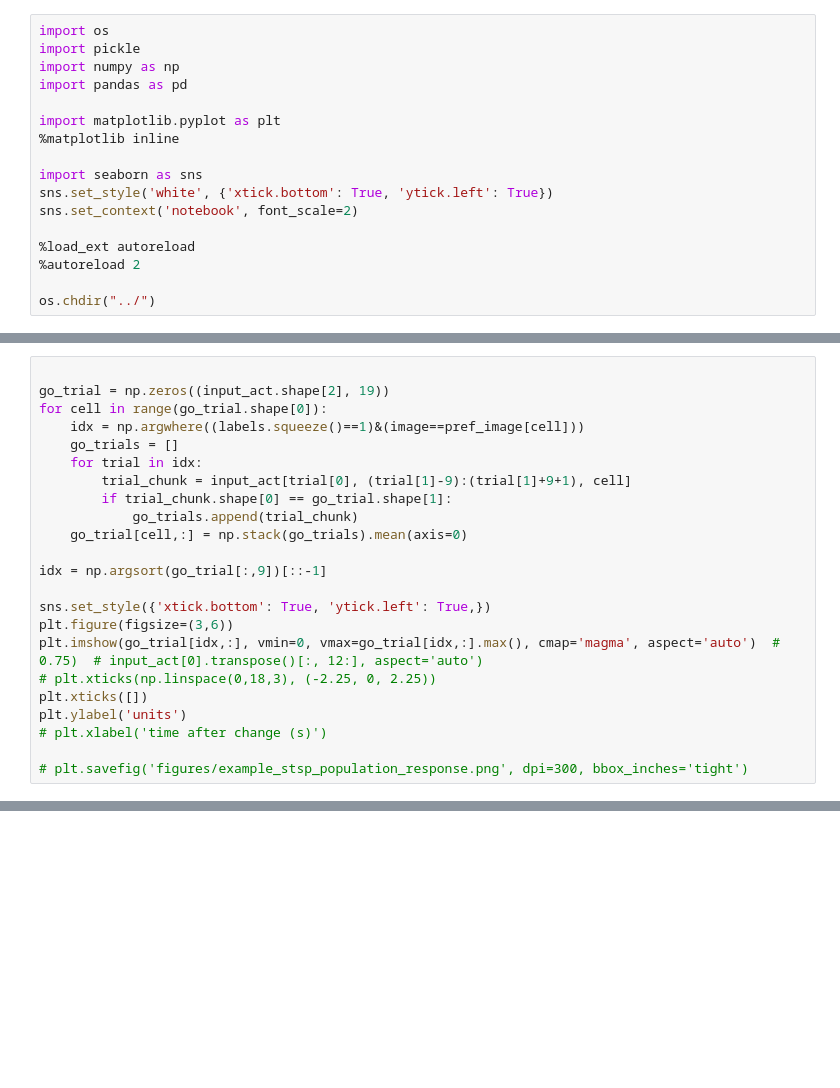
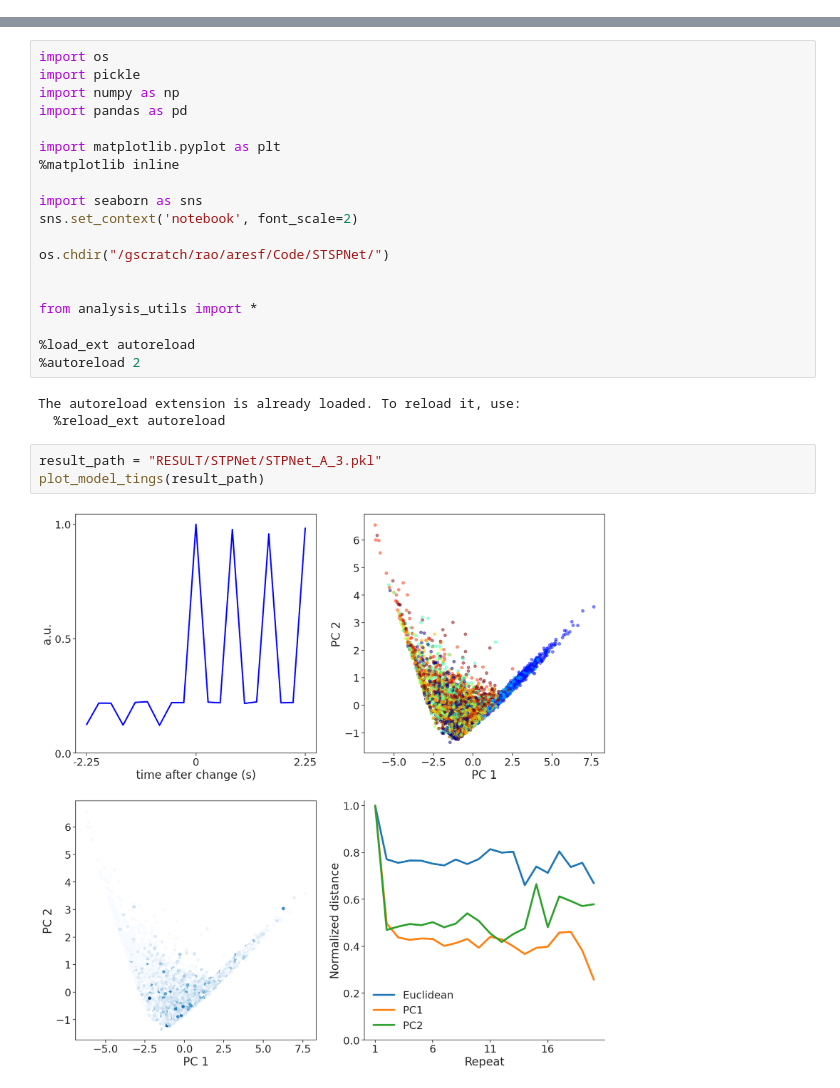
Before and after one commit to FishAres/STSPNet, a Jupyter notebook: notebooks/test.ipynb, the cells around one changed output, grey strips where cells are left out. Cells and saved outputs as stored; diff of their text form; blank space fills up the shorter version.

Commit message:
consolidated analysis into one figure, need to add figure 6 (omission) results, work with different prediction error integrating models

```diff
--- a/notebooks/test.ipynb
+++ b/notebooks/test.ipynb
@@ -1,17 +0,0 @@
-# %%
-import os
-import pickle
-import numpy as np
-import pandas as pd
-
-import matplotlib.pyplot as plt
-%matplotlib inline
-
-import seaborn as sns
-sns.set_style('white', {'xtick.bottom': True, 'ytick.left': True})
-sns.set_context('notebook', font_scale=2)
-
-%load_ext autoreload
-%autoreload 2
-
-os.chdir("../")
@@ -46,23 +0,0 @@ plt.plot(img_bs[batchind, :], alpha=0.7)
-# %%
-
-go_trial = np.zeros((input_act.shape[2], 19))
-for cell in range(go_trial.shape[0]):
-    idx = np.argwhere((labels.squeeze()==1)&(image==pref_image[cell]))
-    go_trials = []
-    for trial in idx:
-        trial_chunk = input_act[trial[0], (trial[1]-9):(trial[1]+9+1), cell]
-        if trial_chunk.shape[0] == go_trial.shape[1]:
-            go_trials.append(trial_chunk)
-    go_trial[cell,:] = np.stack(go_trials).mean(axis=0)
-
-idx = np.argsort(go_trial[:,9])[::-1]
-
-sns.set_style({'xtick.bottom': True, 'ytick.left': True,})
-plt.figure(figsize=(3,6))
-plt.imshow(go_trial[idx,:], vmin=0, vmax=go_trial[idx,:].max(), cmap='magma', aspect='auto')  # 0.75)  # input_act[0].transpose()[:, 12:], aspect='auto')
-# plt.xticks(np.linspace(0,18,3), (-2.25, 0, 2.25))
-plt.xticks([])
-plt.ylabel('units')
-# plt.xlabel('time after change (s)')
-
-# plt.savefig('figures/example_stsp_population_response.png', dpi=300, bbox_inches='tight')
@@ -542,0 +1,27 @@ Text(0, 0.5, 'a.u.')
+# %%
+import os
+import pickle
+import numpy as np
+import pandas as pd
+
+import matplotlib.pyplot as plt
+%matplotlib inline
+
+import seaborn as sns
+sns.set_context('notebook', font_scale=2)
+
+os.chdir("/gscratch/rao/aresf/Code/STSPNet/")
+
+
+from analysis_utils import *
+
+%load_ext autoreload
+%autoreload 2
+# %% [output]
+The autoreload extension is already loaded. To reload it, use:
+  %reload_ext autoreload
+# %%
+result_path = "RESULT/STPNet/STPNet_A_3.pkl"
+plot_model_tings(result_path)
+# %% [output]
+[figure, added]
```
Also changed, not shown: parts of 44 cells of this notebook, 11 other files.
